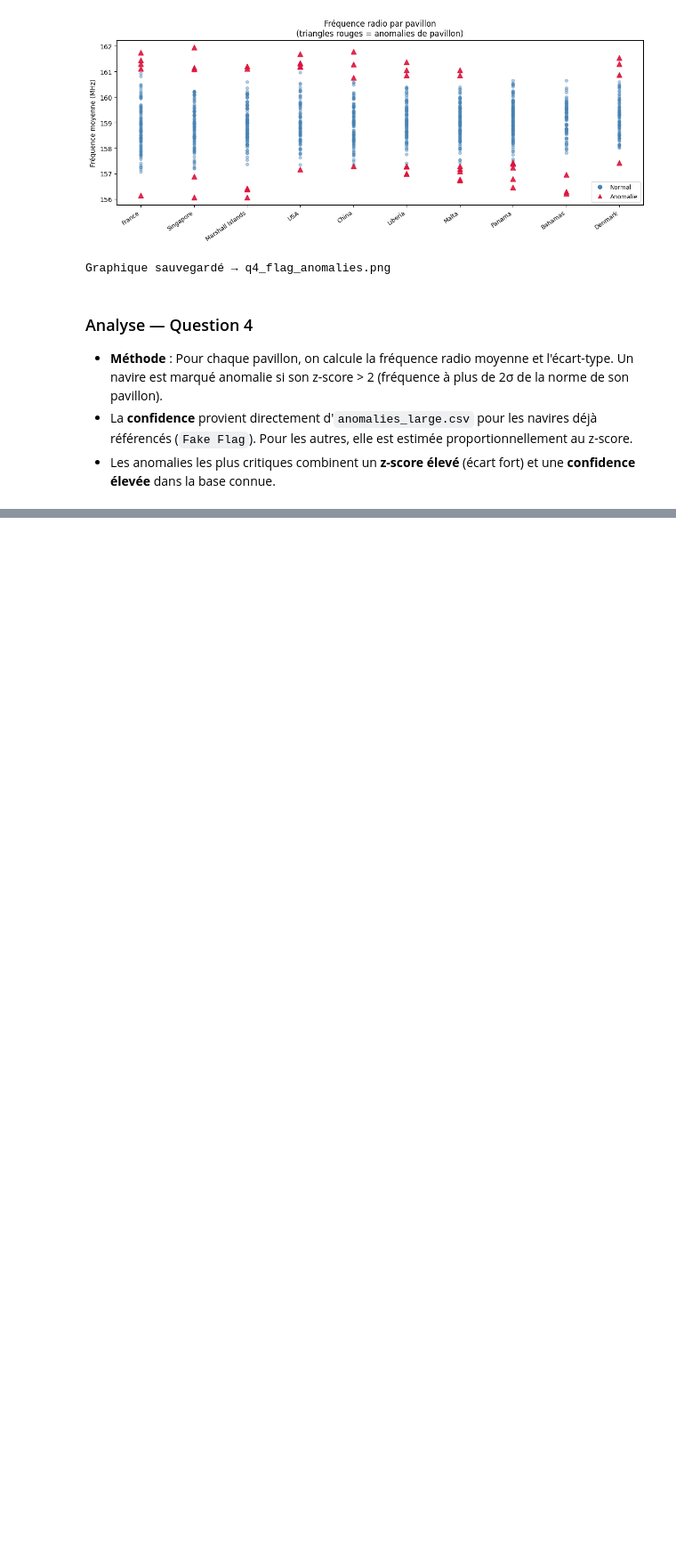
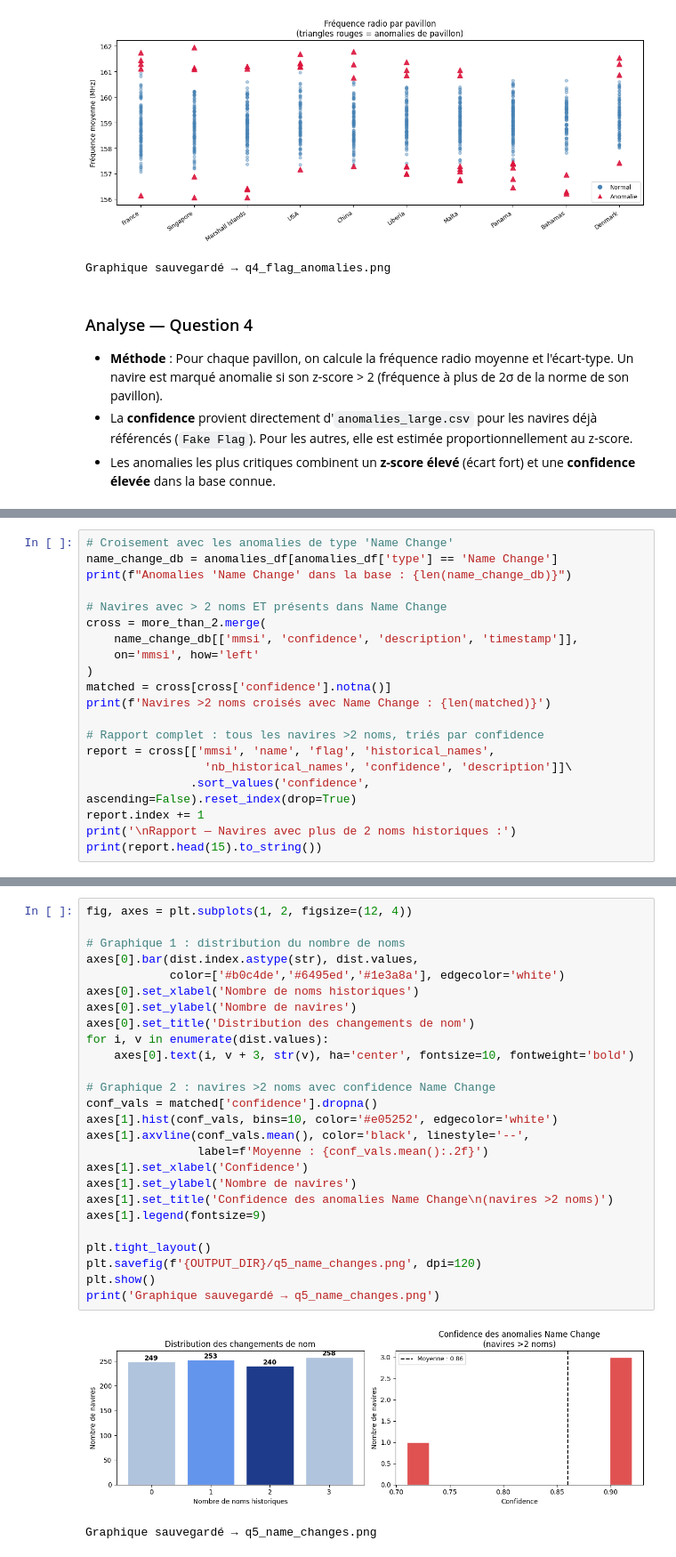
Before and after one commit to nemily-A7/hackathon, a Jupyter notebook: work/solutions_generalisation.ipynb, the cells around one changed output, grey strips where cells are left out. Shown at 89% size. Drawn from its saved outputs; the diff is of its cells as text; blank space fills up the shorter version.

```diff
--- a/work/solutions_generalisation.ipynb
+++ b/work/solutions_generalisation.ipynb
@@ -388,0 +417,20 @@ Graphique sauvegardé → q4_flag_anomalies.png
+# %%
+# Croisement avec les anomalies de type 'Name Change'
+name_change_db = anomalies_df[anomalies_df['type'] == 'Name Change']
+print(f"Anomalies 'Name Change' dans la base : {len(name_change_db)}")
+
+# Navires avec > 2 noms ET présents dans Name Change
+cross = more_than_2.merge(
+    name_change_db[['mmsi', 'confidence', 'description', 'timestamp']],
+    on='mmsi', how='left'
+)
+matched = cross[cross['confidence'].notna()]
+print(f'Navires >2 noms croisés avec Name Change : {len(matched)}')
+
+# Rapport complet : tous les navires >2 noms, triés par confidence
+report = cross[['mmsi', 'name', 'flag', 'historical_names',
+                 'nb_historical_names', 'confidence', 'description']]\
+               .sort_values('confidence', ascending=False).reset_index(drop=True)
+report.index += 1
+print('\nRapport — Navires avec plus de 2 noms historiques :')
+print(report.head(15).to_string())
@@ -388,0 +458,29 @@ Graphique sauvegardé → q4_flag_anomalies.png
+# %%
+fig, axes = plt.subplots(1, 2, figsize=(12, 4))
+
+# Graphique 1 : distribution du nombre de noms
+axes[0].bar(dist.index.astype(str), dist.values,
+            color=['#b0c4de','#6495ed','#1e3a8a'], edgecolor='white')
+axes[0].set_xlabel('Nombre de noms historiques')
+axes[0].set_ylabel('Nombre de navires')
+axes[0].set_title('Distribution des changements de nom')
+for i, v in enumerate(dist.values):
+    axes[0].text(i, v + 3, str(v), ha='center', fontsize=10, fontweight='bold')
+
+# Graphique 2 : navires >2 noms avec confidence Name Change
+conf_vals = matched['confidence'].dropna()
+axes[1].hist(conf_vals, bins=10, color='#e05252', edgecolor='white')
+axes[1].axvline(conf_vals.mean(), color='black', linestyle='--',
+                label=f'Moyenne : {conf_vals.mean():.2f}')
+axes[1].set_xlabel('Confidence')
+axes[1].set_ylabel('Nombre de navires')
+axes[1].set_title('Confidence des anomalies Name Change\n(navires >2 noms)')
+axes[1].legend(fontsize=9)
+
+plt.tight_layout()
+plt.savefig(f'{OUTPUT_DIR}/q5_name_changes.png', dpi=120)
+plt.show()
+print('Graphique sauvegardé → q5_name_changes.png')
+# %% [output]
+[figure, added]
+Graphique sauvegardé → q5_name_changes.png
```
Also changed, not shown: parts of 4 cells of this notebook, 1 other file.
